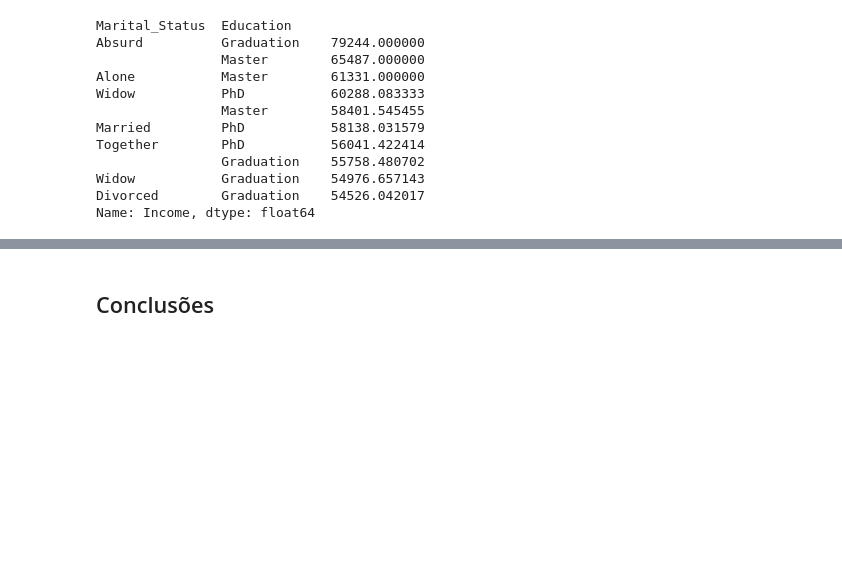
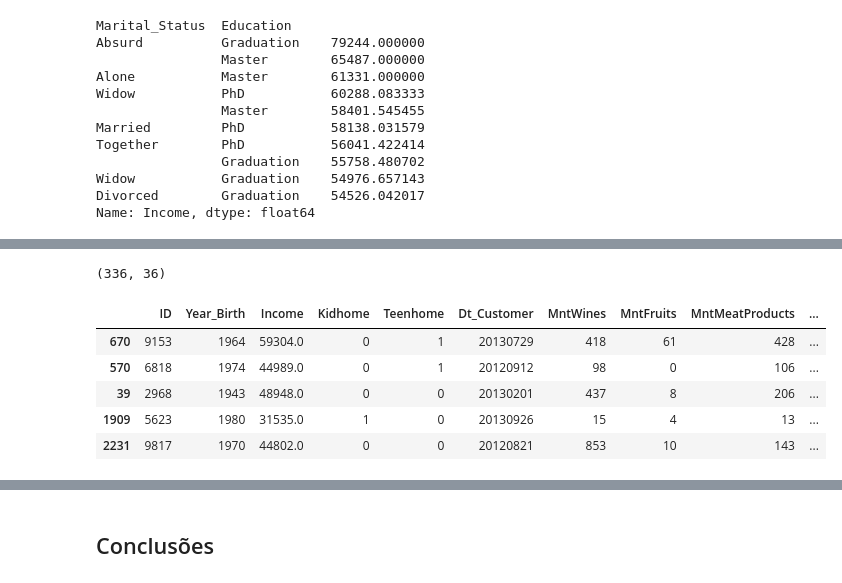
Before and after one commit to rodrigoreisbr-tech/data_science, a Jupyter notebook: Analisando_os_Dados_do_IFood.ipynb, the cells around one changed output, grey strips where cells are left out. Drawn from its saved outputs; the diff is of its cells as text; code cells hidden in the pictures; blank space fills up the shorter version.

```diff
--- a/Analisando_os_Dados_do_IFood.ipynb
+++ b/Analisando_os_Dados_do_IFood.ipynb
@@ -293,0 +503,15 @@ Como são fornecidas as Latitudes e Longitudes para os imóveis, é possível pl
+# %%
+# criando o conjunto de teste
+test = X.sample(frac=0.15, random_state=0)
+
+# verificando o conjunto
+print(test.shape)
+test.head()
+# %% [output]
+(336, 36)
+|  | ID | Year_Birth | Income | Kidhome | Teenhome | Dt_Customer | MntWines | MntFruits | MntMeatProducts | ... |
+| 670 | 9153 | 1964 | 59304.0 | 0 | 1 | 20130729 | 418 | 61 | 428 | ... |
+| 570 | 6818 | 1974 | 44989.0 | 0 | 1 | 20120912 | 98 | 0 | 106 | ... |
+| 39 | 2968 | 1943 | 48948.0 | 0 | 0 | 20130201 | 437 | 8 | 206 | ... |
+| 1909 | 5623 | 1980 | 31535.0 | 1 | 0 | 20130926 | 15 | 4 | 13 | ... |
+| 2231 | 9817 | 1970 | 44802.0 | 0 | 0 | 20120821 | 853 | 10 | 143 | ... |
```
Also changed, not shown: parts of 24 cells of this notebook.
